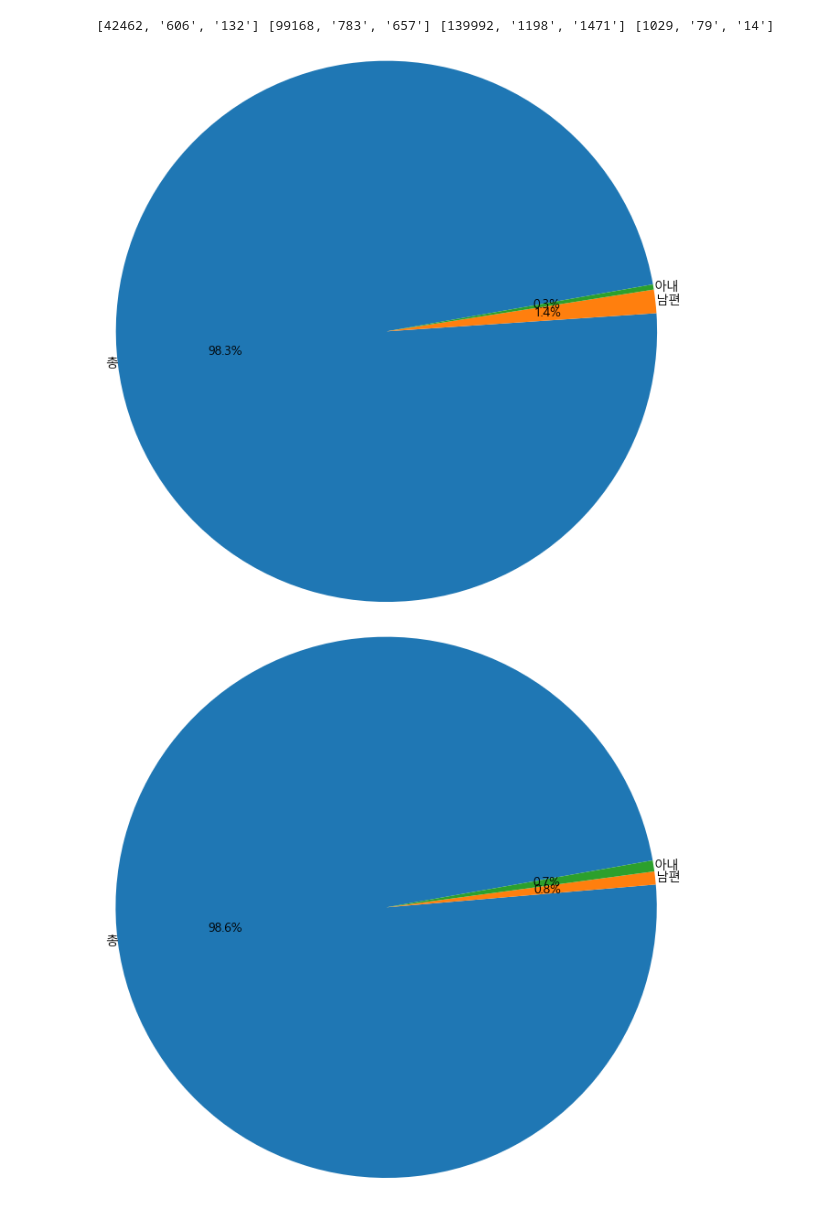
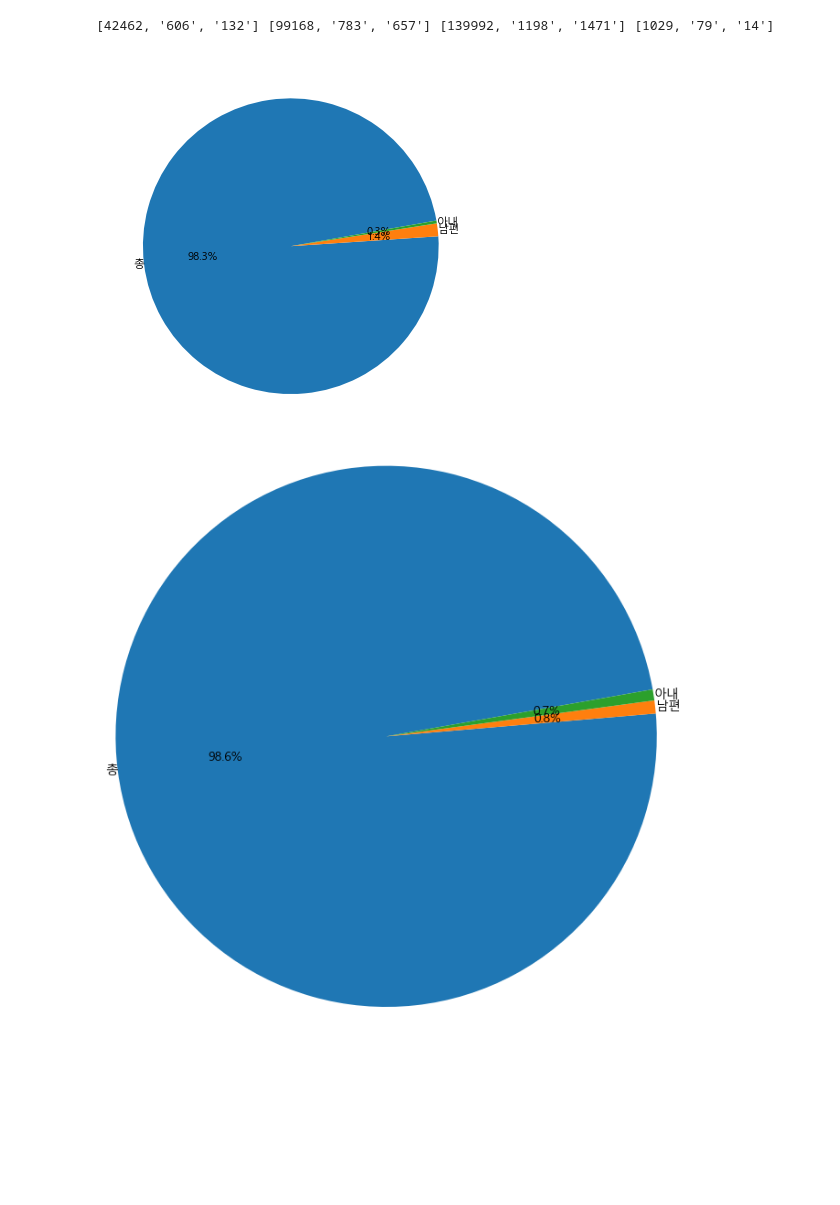
Before and after one commit to jakekwon1/semi-, a Jupyter notebook: 통계/work1.ipynb, the cells around one changed output. Cells and saved outputs as stored; diff of their text form; code cells hidden in the pictures; blank space fills up the shorter version.

Commit message:
image added

```diff
--- a/통계/work1.ipynb
+++ b/통계/work1.ipynb
@@ -273,10 +273,10 @@ print(list_a,list_b,list_c,list_d)
 # %%
 plt.rc('font', family='Malgun Gothic')
 plt.pie
-plt.pie(list_a,labels=['총','남편','아내'],autopct='%0.1f%%',startangle=10, radius=2,labeldistance=1,textprops={'fontsize': 10})
+plt.pie(list_a,labels=['총','남편','아내'],autopct='%0.1f%%',startangle=10, radius=1,labeldistance=1,textprops={'fontsize': 8})
 plt.show()
 # %% [output]
-[figure, old version]
+[figure, new version]
 # %%
 plt.rc('font', family='Malgun Gothic')
 plt.pie
```
Also changed, not shown: parts of 1 cell of this notebook, 11 other files.
